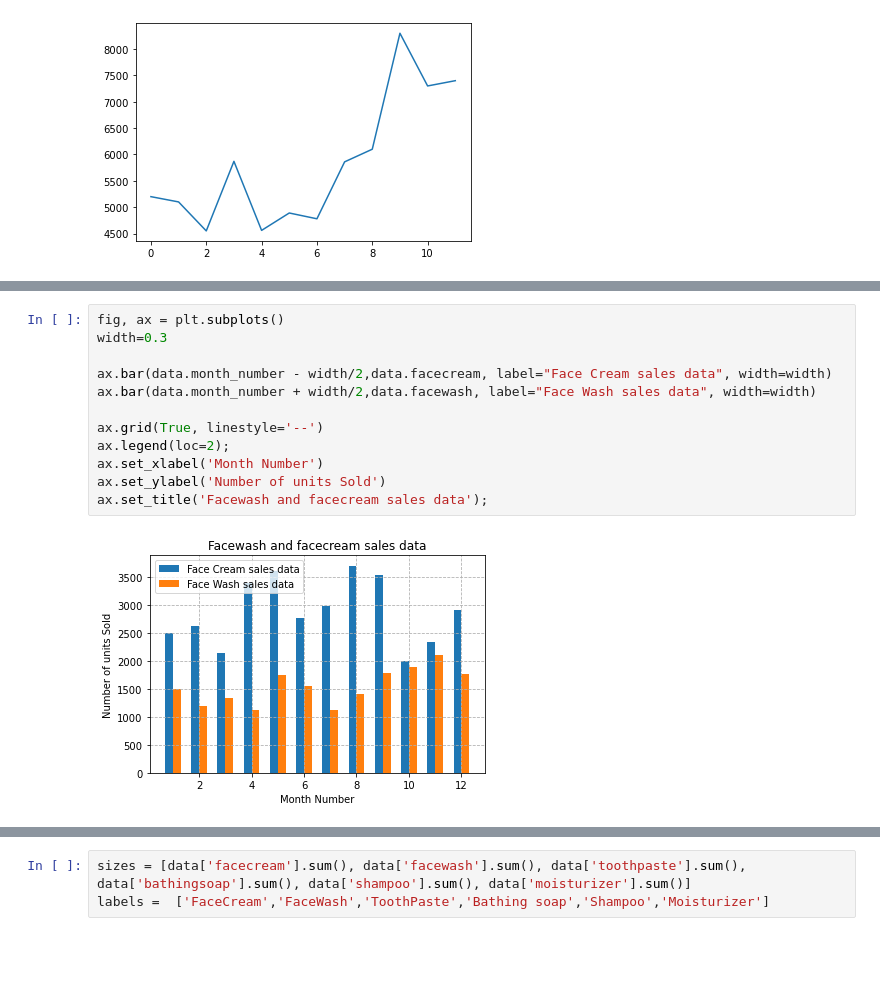
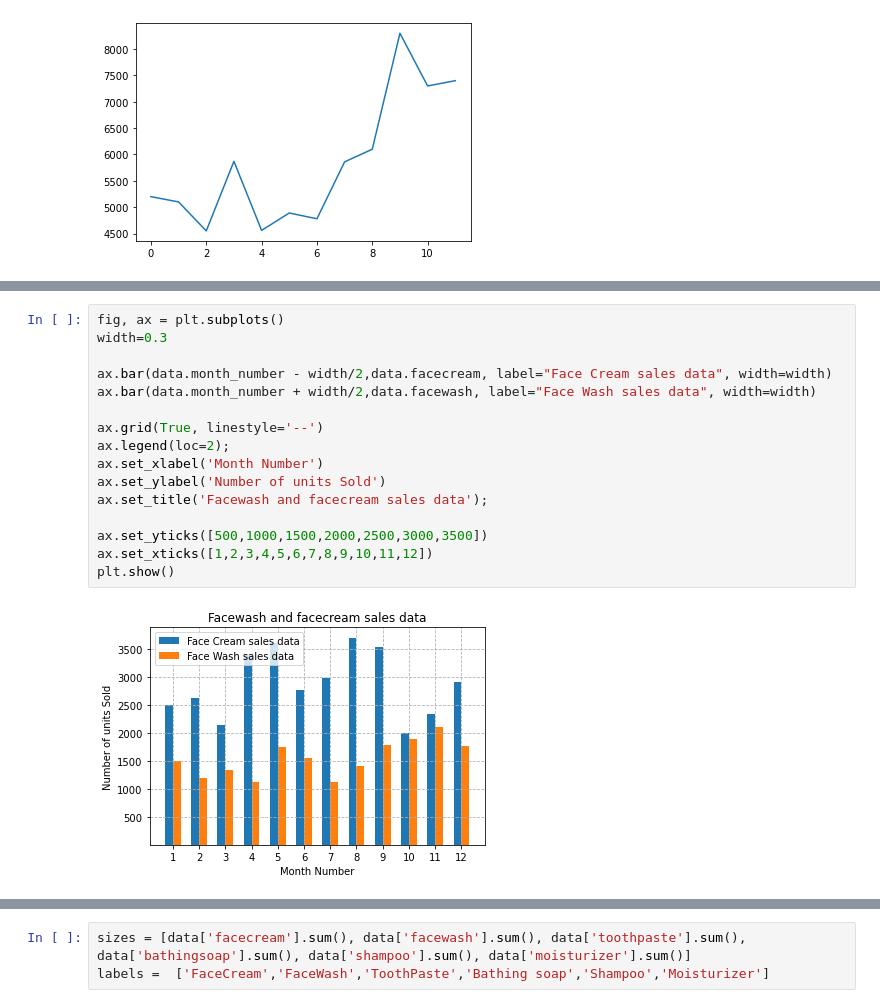
Before and after one commit to giessler10/DataScience21, a Jupyter notebook: Block_1/Assignments/1_MatplotLib.ipynb, the cells around one changed output, grey strips where cells are left out. Cells and saved outputs as stored; diff of their text form; blank space fills up the shorter version.

```diff
--- a/Block_1/Assignments/1_MatplotLib.ipynb
+++ b/Block_1/Assignments/1_MatplotLib.ipynb
@@ -132,17 +149,21 @@ Bar chart should display the number of units sold per month for each product. Ad
 # %%
 fig, ax = plt.subplots()
 width=0.3
 
 ax.bar(data.month_number - width/2,data.facecream, label="Face Cream sales data", width=width)
 ax.bar(data.month_number + width/2,data.facewash, label="Face Wash sales data", width=width)
 
 ax.grid(True, linestyle='--')
 ax.legend(loc=2);
 ax.set_xlabel('Month Number')
 ax.set_ylabel('Number of units Sold')
 ax.set_title('Facewash and facecream sales data');
+
+ax.set_yticks([500,1000,1500,2000,2500,3000,3500])
+ax.set_xticks([1,2,3,4,5,6,7,8,9,10,11,12])
+plt.show()
 # %% [output]
-[figure, old version]
+[figure, new version]
 # %% [markdown]
 ## Exercise 6
 Calculate total sale data for last year for each product and show it using a Pie chart
```
Also changed, not shown: parts of 5 cells of this notebook.
